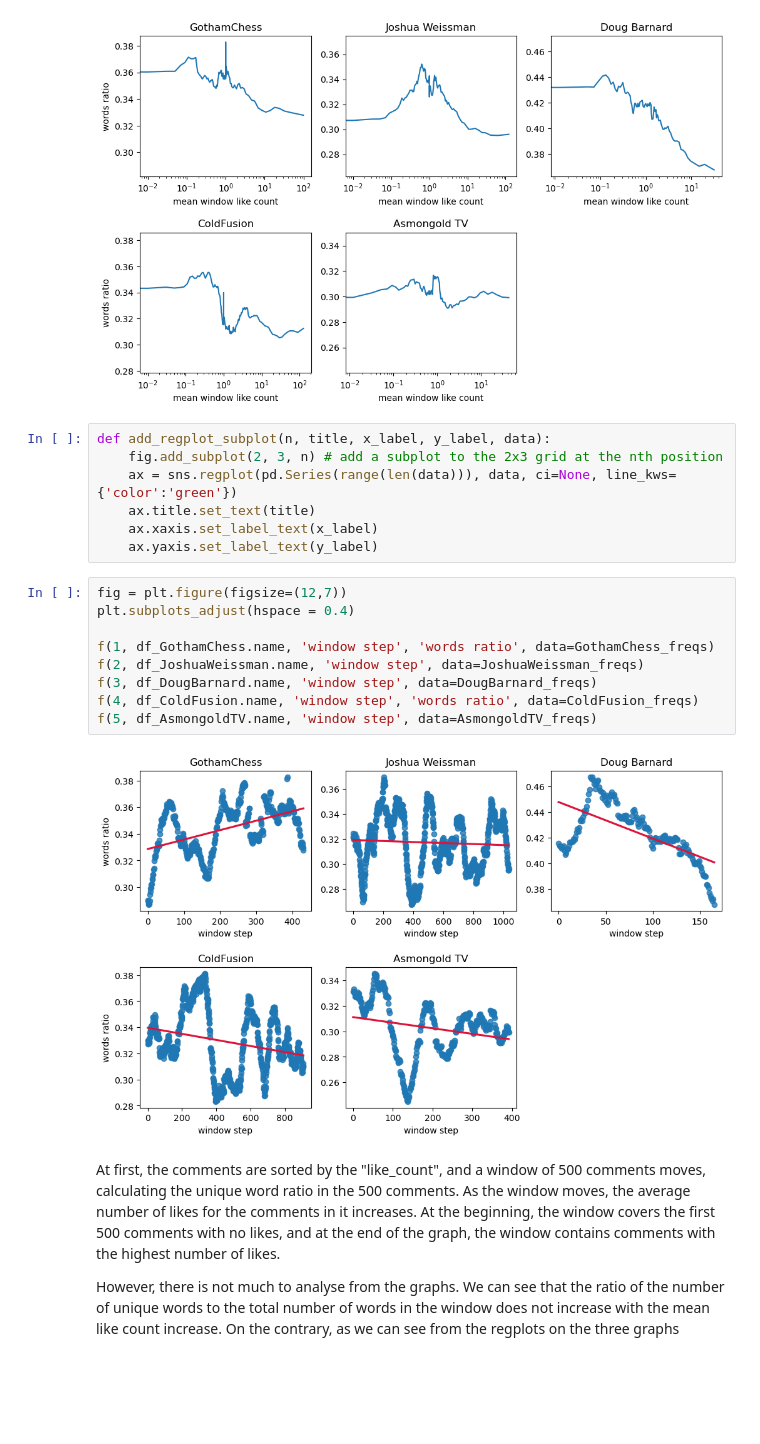
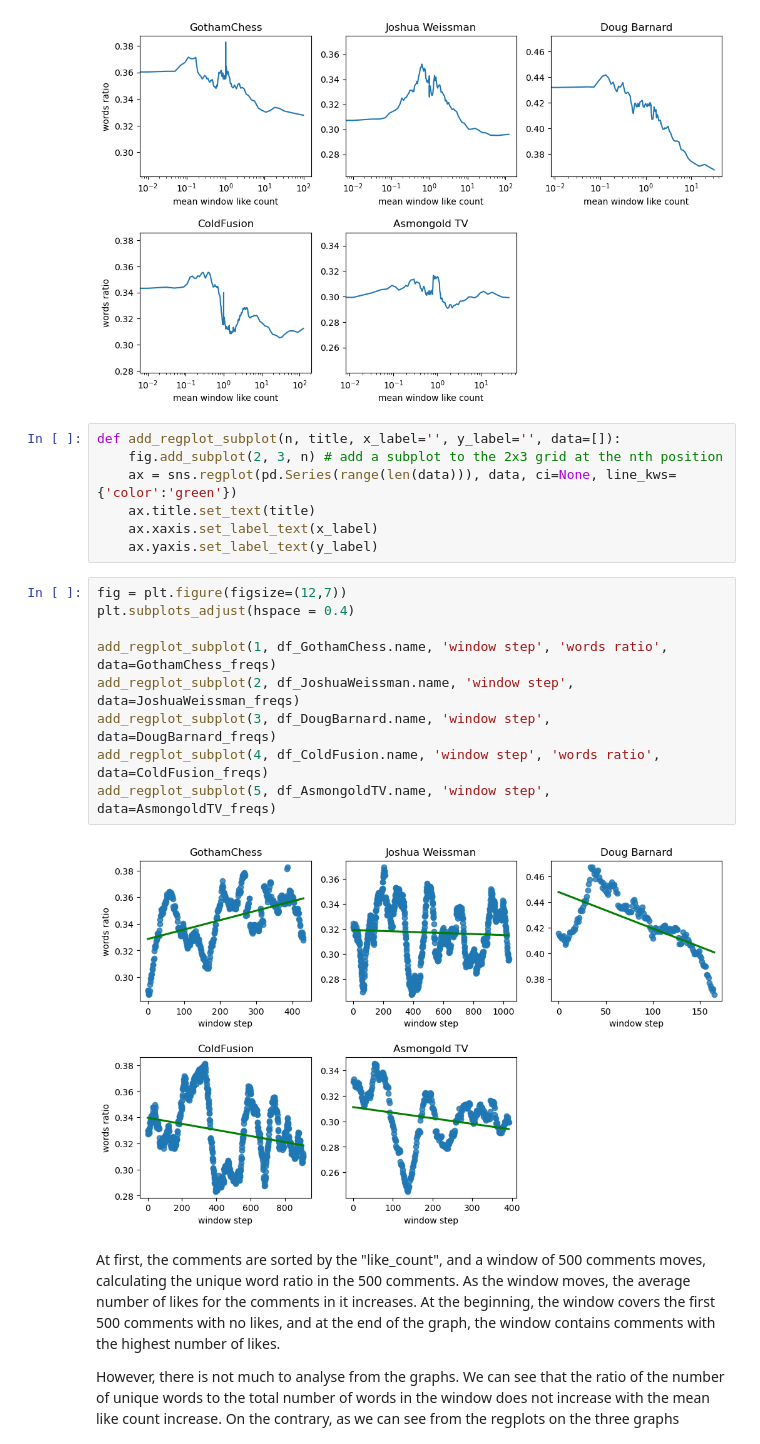
Before and after one commit to Glebexe/YouTube_Comments_Analysis, a Jupyter notebook: YouTube comments analysis.ipynb, the cells around one changed output. Drawn from its saved outputs; the diff is of its cells as text; blank space fills up the shorter version.

```diff
--- a/YouTube comments analysis.ipynb
+++ b/YouTube comments analysis.ipynb
@@ -695,7 +697,7 @@ add_graph_subplot(5, 'Asmongold TV', 'mean window like count',
 # %% [output]
 [figure]
 # %%
-def add_regplot_subplot(n, title, x_label, y_label, data):
+def add_regplot_subplot(n, title, x_label='', y_label='', data=[]):
     fig.add_subplot(2, 3, n) # add a subplot to the 2x3 grid at the nth position
     ax = sns.regplot(pd.Series(range(len(data))), data, ci=None, line_kws={'color':'green'})
     ax.title.set_text(title)
@@ -704,14 +706,14 @@ def add_regplot_subplot(n, title, x_label, y_label, data):
 # %%
 fig = plt.figure(figsize=(12,7))
 plt.subplots_adjust(hspace = 0.4)
 
-f(1, df_GothamChess.name, 'window step', 'words ratio', data=GothamChess_freqs)
-f(2, df_JoshuaWeissman.name, 'window step', data=JoshuaWeissman_freqs)
-f(3, df_DougBarnard.name, 'window step', data=DougBarnard_freqs)
-f(4, df_ColdFusion.name, 'window step', 'words ratio', data=ColdFusion_freqs)
-f(5, df_AsmongoldTV.name, 'window step', data=AsmongoldTV_freqs)
+add_regplot_subplot(1, df_GothamChess.name, 'window step', 'words ratio', data=GothamChess_freqs)
+add_regplot_subplot(2, df_JoshuaWeissman.name, 'window step', data=JoshuaWeissman_freqs)
+add_regplot_subplot(3, df_DougBarnard.name, 'window step', data=DougBarnard_freqs)
+add_regplot_subplot(4, df_ColdFusion.name, 'window step', 'words ratio', data=ColdFusion_freqs)
+add_regplot_subplot(5, df_AsmongoldTV.name, 'window step', data=AsmongoldTV_freqs)
 # %% [output]
-[figure, old version]
+[figure, new version]
 # %% [markdown]
 At first, the comments are sorted by the "like_count", and a window of 500 comments moves, calculating the unique word ratio in the 500 comments. As the window moves, the average number of likes for the comments in it increases. At the beginning, the window covers the first 500 comments with no likes, and at the end of the graph, the window contains comments with the highest number of likes.
 
```
Also changed, not shown: parts of 6 cells of this notebook, 7 other files.
